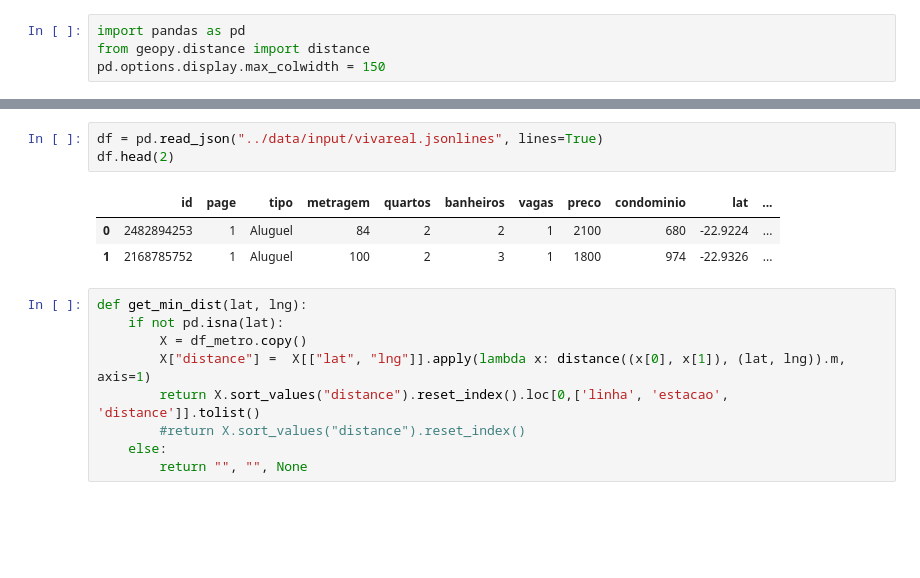
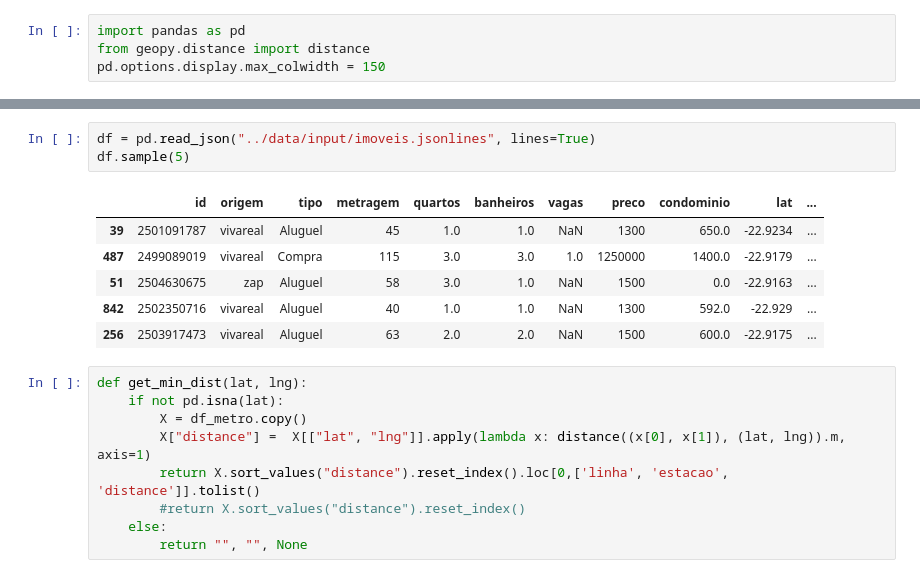
Before and after one commit to dobraga/get_listings, a Jupyter notebook: notebooks/0.Tratamentos_iniciais.ipynb, the cells around one changed output, grey strips where cells are left out. Saved outputs shown, nothing was run; the diff lists cells and outputs as text; blank space fills up the shorter version.

```diff
--- a/notebooks/0.Tratamentos_iniciais.ipynb
+++ b/notebooks/0.Tratamentos_iniciais.ipynb
@@ -21,11 +21,14 @@ df_metro
 155 rows × 4 columns
 # %%
-df = pd.read_json("../data/input/vivareal.jsonlines", lines=True)
-df.head(2)
+df = pd.read_json("../data/input/imoveis.jsonlines", lines=True)
+df.sample(5)
 # %% [output]
-|  | id | page | tipo | metragem | quartos | banheiros | vagas | preco | condominio | lat | ... |
-| 0 | 2482894253 | 1 | Aluguel | 84 | 2 | 2 | 1 | 2100 | 680 | -22.9224 | ... |
-| 1 | 2168785752 | 1 | Aluguel | 100 | 2 | 3 | 1 | 1800 | 974 | -22.9326 | ... |
+|  | id | origem | tipo | metragem | quartos | banheiros | vagas | preco | condominio | lat | ... |
+| 39 | 2501091787 | vivareal | Aluguel | 45 | 1.0 | 1.0 | NaN | 1300 | 650.0 | -22.9234 | ... |
+| 487 | 2499089019 | vivareal | Compra | 115 | 3.0 | 3.0 | 1.0 | 1250000 | 1400.0 | -22.9179 | ... |
+| 51 | 2504630675 | zap | Aluguel | 58 | 3.0 | 1.0 | NaN | 1500 | 0.0 | -22.9163 | ... |
+| 842 | 2502350716 | vivareal | Aluguel | 40 | 1.0 | 1.0 | NaN | 1300 | 592.0 | -22.929 | ... |
+| 256 | 2503917473 | vivareal | Aluguel | 63 | 2.0 | 2.0 | NaN | 1500 | 600.0 | -22.9175 | ... |
 # %%
 def get_min_dist(lat, lng):
     if not pd.isna(lat):
```
Also changed, not shown: parts of 1 cell of this notebook, 12 other files.
